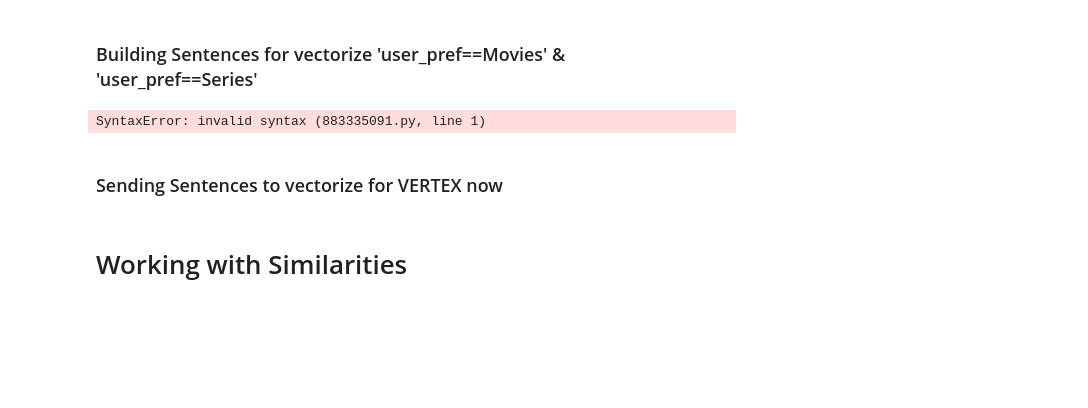
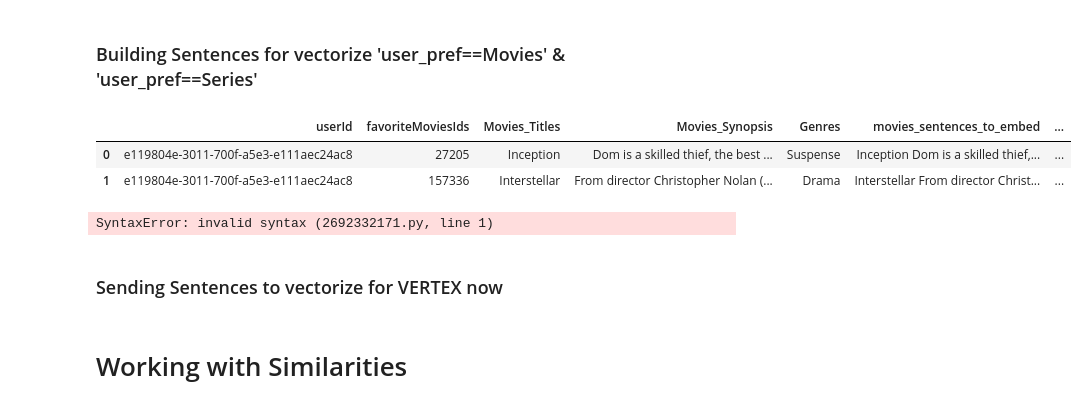
Before and after one commit to BubboApp/bubbo-data, a Jupyter notebook: recommendation-engine-alpha/from_user_pref_to_embedds.ipynb, the cells around one changed output. Cells and saved outputs as stored; diff of their text form; code cells hidden in the pictures; blank space fills up the shorter version.

Commit message:
embeddings individuales generándose en VERTEX AI

```diff
--- a/recommendation-engine-alpha/from_user_pref_to_embedds.ipynb
+++ b/recommendation-engine-alpha/from_user_pref_to_embedds.ipynb
@@ -243,5 +243,21 @@ user_fav_series
 # %% [markdown]
 ### Building Sentences for vectorize 'user_pref==Movies' & 'user_pref==Series'
+# %%
+# genero embedings del user
+def get_embedding(text):
+    """Genera el embedding para un texto usando Vertex AI"""
+    if pd.isna(text) or text.strip() == "":  # Si el texto está vacío o es NaN
+        return None
+    return model.get_embeddings([text])[0].values  # Devuelve la lista de valores del embedding
+
+user_fav_movies["movies_embeddings"] = user_fav_movies["movies_sentences_to_embed"].apply(get_embedding)
+user_fav_series["series_embeddings"] = user_fav_series["series_sentences_to_embed"].apply(get_embedding)
+# %%
+user_fav_movies.head(2)
+# %% [output]
+|  | userId | favoriteMoviesIds | Movies_Titles | Movies_Synopsis | Genres | movies_sentences_to_embed | ... |
+| 0 | e119804e-3011-700f-a5e3-e111aec24ac8 | 27205 | Inception | Dom is a skilled thief, the best ... | Suspense | Inception Dom is a skilled thief,... | ... |
+| 1 | e119804e-3011-700f-a5e3-e111aec24ac8 | 157336 | Interstellar | From director Christopher Nolan (... | Drama | Interstellar From director Christ... | ... |
 # %%
 ////////////////// Atajo para prox vez, desde acá con nuevo flujo descripto en hoja papel
 # De user_pref dividido en movies y series
@@ -249,4 +265,4 @@ user_fav_series
 movies_sentences_from_user_pref = user_fav_movies['movies_sentences_to_embed'].dropna().astype(str)
 series_sentences_from_user_pref = user_fav_series['series_sentences_to_embed'].dropna().astype(str)
 # %% [output]
-SyntaxError: invalid syntax (883335091.py, line 1)
+SyntaxError: invalid syntax (2692332171.py, line 1)
```
Also changed, not shown: parts of 6 cells of this notebook.
